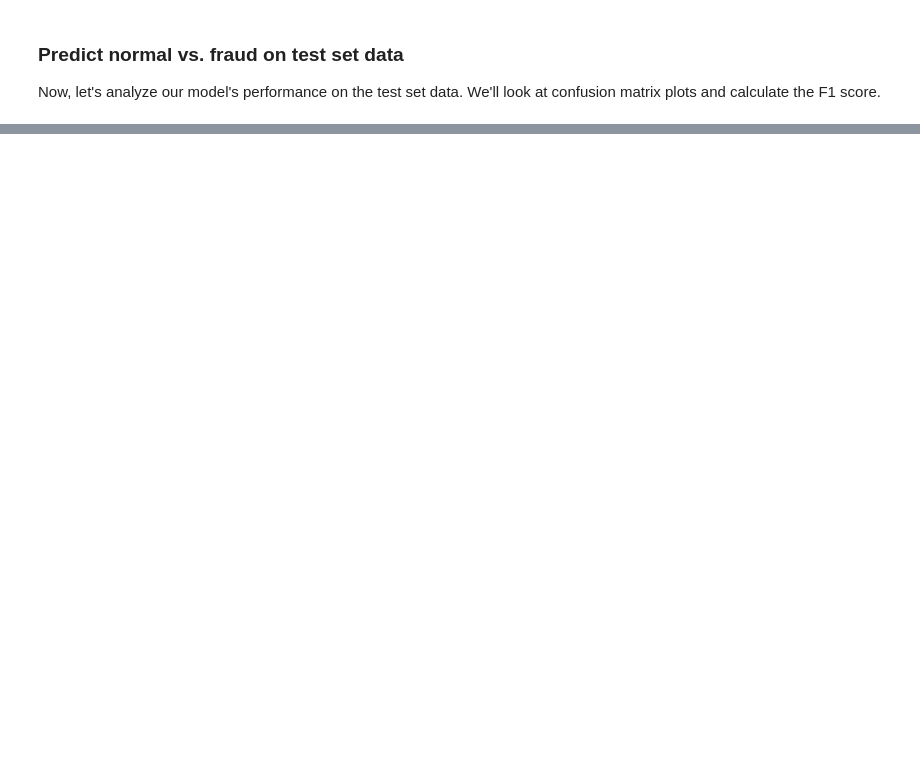
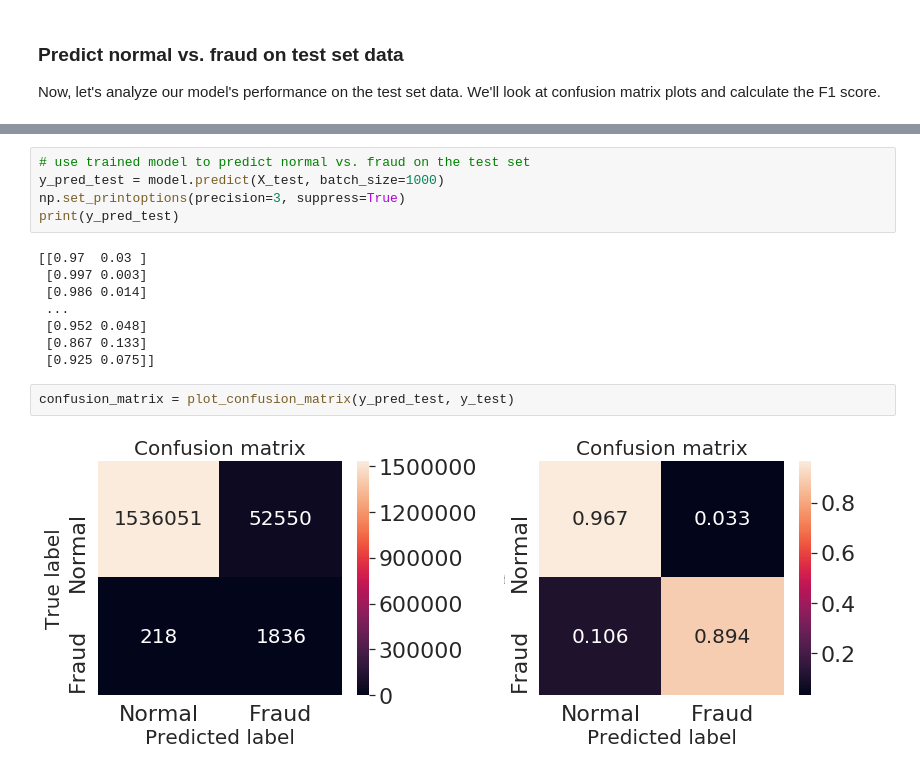
Before and after one commit to sheromon/Focal_Loss_Keras, a Jupyter notebook: src/keras_base_line.ipynb, the cells around one changed output, grey strips where cells are left out. Drawn from its saved outputs; the diff is of its cells as text; blank space fills up the shorter version.

```diff
--- a/src/keras_base_line.ipynb
+++ b/src/keras_base_line.ipynb
@@ -222,0 +322,17 @@ Total misclassified samples: 78384
+# %%
+# use trained model to predict normal vs. fraud on the test set
+y_pred_test = model.predict(X_test, batch_size=1000)
+np.set_printoptions(precision=3, suppress=True)
+print(y_pred_test)
+# %% [output]
+[[0.97  0.03 ]
+ [0.997 0.003]
+ [0.986 0.014]
+ ...
+ [0.952 0.048]
+ [0.867 0.133]
+ [0.925 0.075]]
+# %%
+confusion_matrix = plot_confusion_matrix(y_pred_test, y_test)
+# %% [output]
+[figure, added]
```
Also changed, not shown: parts of 33 cells of this notebook, 1 other file.
